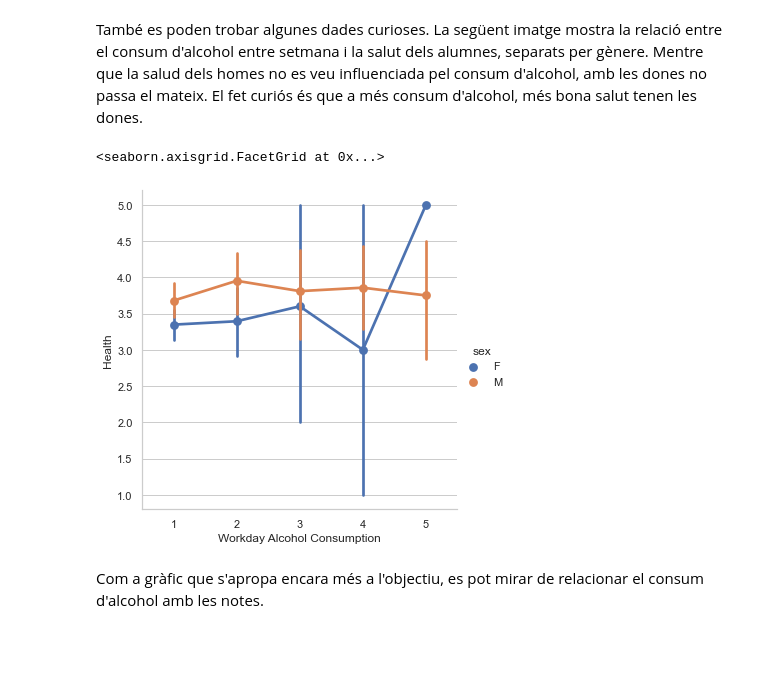
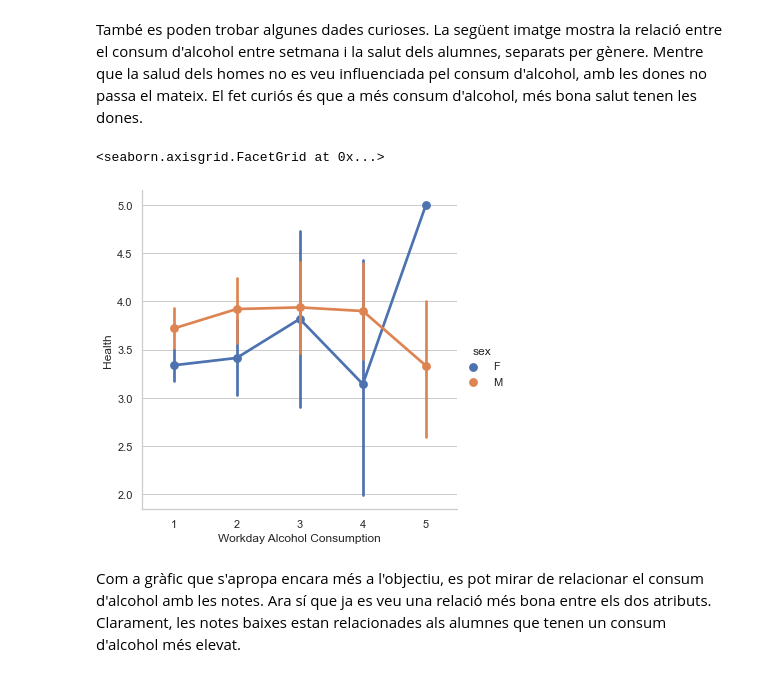
Before and after one commit to marti1999/APC-Cas-Kaggle, a Jupyter notebook: Untitled.ipynb, the cells around one changed output. Cells and saved outputs as stored; diff of their text form; code cells hidden in the pictures; blank space fills up the shorter version.

```diff
--- a/Untitled.ipynb
+++ b/Untitled.ipynb
@@ -138,10 +138,10 @@ sns.countplot(x="studytime", hue ="Walc", data=db)
 # %% [markdown]
 També es poden trobar algunes dades curioses. La següent imatge mostra la relació entre el consum d'alcohol entre setmana i la salut dels alumnes, separats per gènere. Mentre que la salud dels homes no es veu influenciada pel consum d'alcohol, amb les dones no passa el mateix. El fet curiós és que a més consum d'alcohol, més bona salut tenen les dones.
 # %%
-plot2 = sns.factorplot(x="Dalc", y="health", hue="sex", data=data)
+plot2 = sns.factorplot(x="Dalc", y="health", hue="sex", data=db)
 plot2.set(ylabel="Health", xlabel="Workday Alcohol Consumption")
 # %% [output]
 <seaborn.axisgrid.FacetGrid at 0x...>
-[figure, old version]
+[figure, new version]
 # %% [markdown]
-Com a gràfic que s'apropa encara més a l'objectiu, es pot mirar de relacionar el consum d'alcohol amb les notes.
+Com a gràfic que s'apropa encara més a l'objectiu, es pot mirar de relacionar el consum d'alcohol amb les notes. Ara sí que ja es veu una relació més bona entre els dos atributs. Clarament, les notes baixes estan relacionades als alumnes que tenen un consum d'alcohol més elevat.
```
Also changed, not shown: parts of 7 cells of this notebook.
